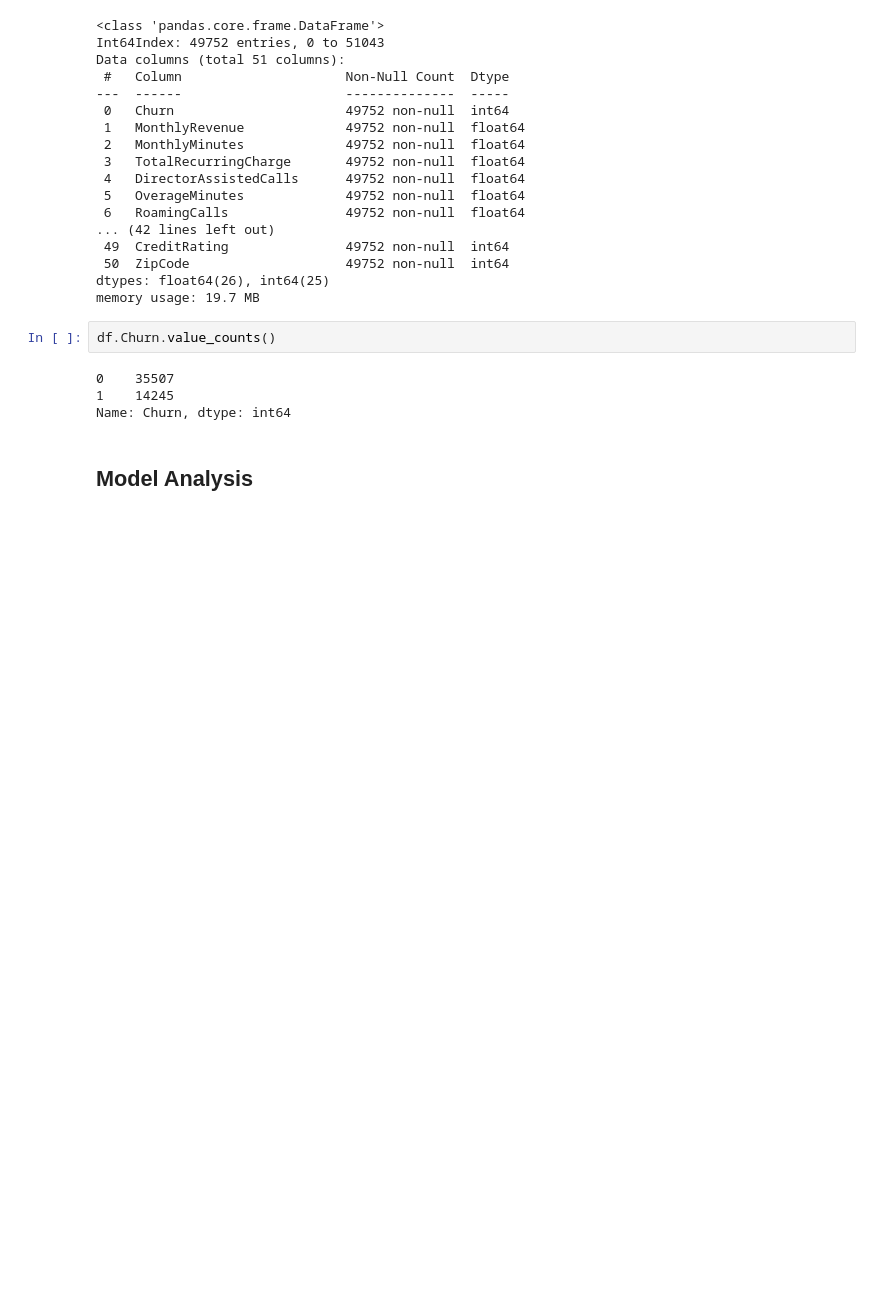
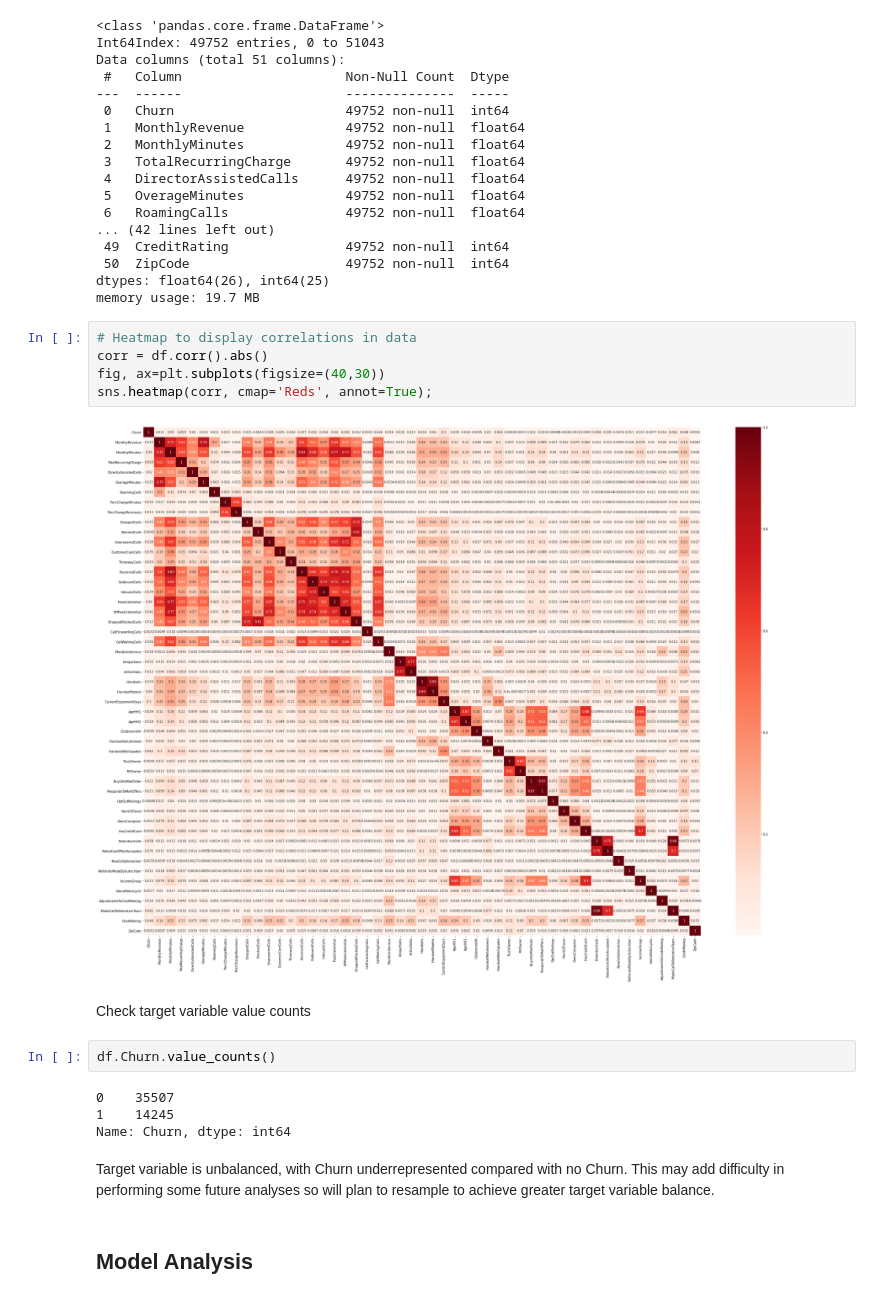
Before and after one commit to chris-helmerson/Cellular_Customer_Churn_Prediction, a Jupyter notebook: Main Notebook.ipynb, the cells around one changed output. Cells and saved outputs as stored; diff of their text form; blank space fills up the shorter version.

```diff
--- a/Main Notebook.ipynb
+++ b/Main Notebook.ipynb
@@ -132,12 +147,23 @@ Data columns (total 51 columns):
  50  ZipCode                    49752 non-null  int64
 dtypes: float64(26), int64(25)
 memory usage: 19.7 MB
+# %%
+# Heatmap to display correlations in data
+corr = df.corr().abs()
+fig, ax=plt.subplots(figsize=(40,30))
+sns.heatmap(corr, cmap='Reds', annot=True);
+# %% [output]
+[figure, added]
+# %% [markdown]
+Check target variable value counts
 # %%
 df.Churn.value_counts()
 # %% [output]
 0    35507
 1    14245
 Name: Churn, dtype: int64
+# %% [markdown]
+Target variable is unbalanced, with Churn underrepresented compared with no Churn. This may add difficulty in performing some future analyses so will plan to resample to achieve greater target variable balance.
 # %% [markdown]
 ## Model Analysis
 # %% [markdown]
```
Also changed, not shown: parts of 34 cells of this notebook.
